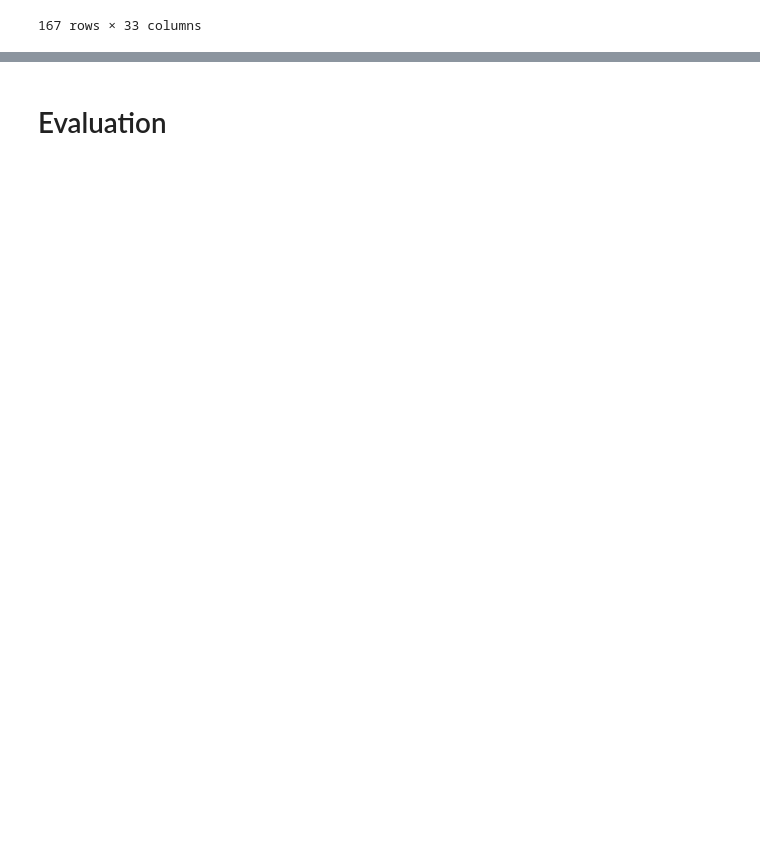
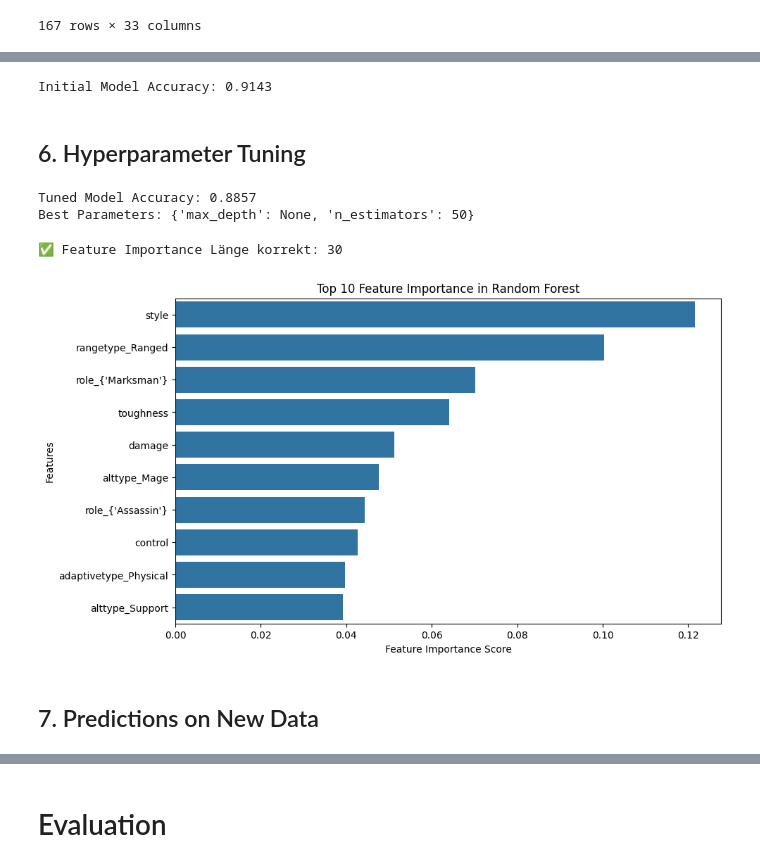
Before and after one commit to Maxtr2004/Data-Mining-Project, a Jupyter notebook: lol_analyse.ipynb, the cells around one changed output, grey strips where cells are left out. Saved outputs shown, nothing was run; the diff lists cells and outputs as text; code cells hidden in the pictures; blank space fills up the shorter version.

```diff
--- a/lol_analyse.ipynb
+++ b/lol_analyse.ipynb
@@ -272,0 +441,59 @@ df.head()
+# %%
+# %% Code Cell: Model Training & Evaluation
+from sklearn.metrics import accuracy_score, confusion_matrix, classification_report  # Metriken für die Bewertung.
+
+clf = RandomForestClassifier(random_state=42)  # Initialisiere das Modell mit einer festen Zufallsbasis.
+clf.fit(X_train, y_train)  # Trainiere das Modell mit den Trainingsdaten.
+
+
+y_pred = clf.predict(X_test)
+initial_accuracy = accuracy_score(y_test, y_pred)
+print(f"Initial Model Accuracy: {initial_accuracy:.4f}")
+# %% [output]
+Initial Model Accuracy: 0.9143
+# %% [markdown]
+## 6. Hyperparameter Tuning
+# %%
+tuning_params = {
+    'n_estimators': [50, 100, 200],
+    'max_depth': [None, 10, 20]
+}
+grid_search = GridSearchCV(clf, tuning_params, cv=5, scoring='accuracy', n_jobs=-1)
+grid_search.fit(X_train, y_train)
+best_clf = grid_search.best_estimator_
+y_pred_best = best_clf.predict(X_test)
+best_accuracy = accuracy_score(y_test, y_pred_best)
+print(f"Tuned Model Accuracy: {best_accuracy:.4f}")
+print("Best Parameters:", grid_search.best_params_)
+# %% [output]
+Tuned Model Accuracy: 0.8857
+Best Parameters: {'max_depth': None, 'n_estimators': 50}
+# %%
+# 4.5 Feature Importance Visualisierung
+importances = best_clf.feature_importances_
+feature_names = X_train.columns  # 🔥 Fix: Nutze `X_train.columns` statt `X_encoded.columns`
+
+# Prüfe, ob die Längen übereinstimmen
+if len(importances) != len(feature_names):
+    print(f"❌ Mismatch: {len(importances)} importances vs {len(feature_names)} features")
+else:
+    print(f"✅ Feature Importance Länge korrekt: {len(importances)}")
+
+# Erstelle DataFrame nur, wenn die Längen übereinstimmen
+if len(importances) == len(feature_names):
+    importance_df = pd.DataFrame({'Feature': feature_names, 'Importance': importances}).sort_values(by='Importance', ascending=False).head(10)
+
+    # 🔎 Feature Importance visualisieren
+    plt.figure(figsize=(10, 6))
+    sns.barplot(x=importance_df['Importance'], y=importance_df['Feature'])
+    plt.xlabel("Feature Importance Score")
+    plt.ylabel("Features")
+    plt.title("Top 10 Feature Importance in Random Forest")
+    plt.show()
+else:
+    print("❌ Fehler: Feature Importance kann nicht berechnet werden.")
+# %% [output]
+✅ Feature Importance Länge korrekt: 30
+[figure, added]
+# %% [markdown]
+## 7. Predictions on New Data
```
Also changed, not shown: parts of 24 cells of this notebook.
